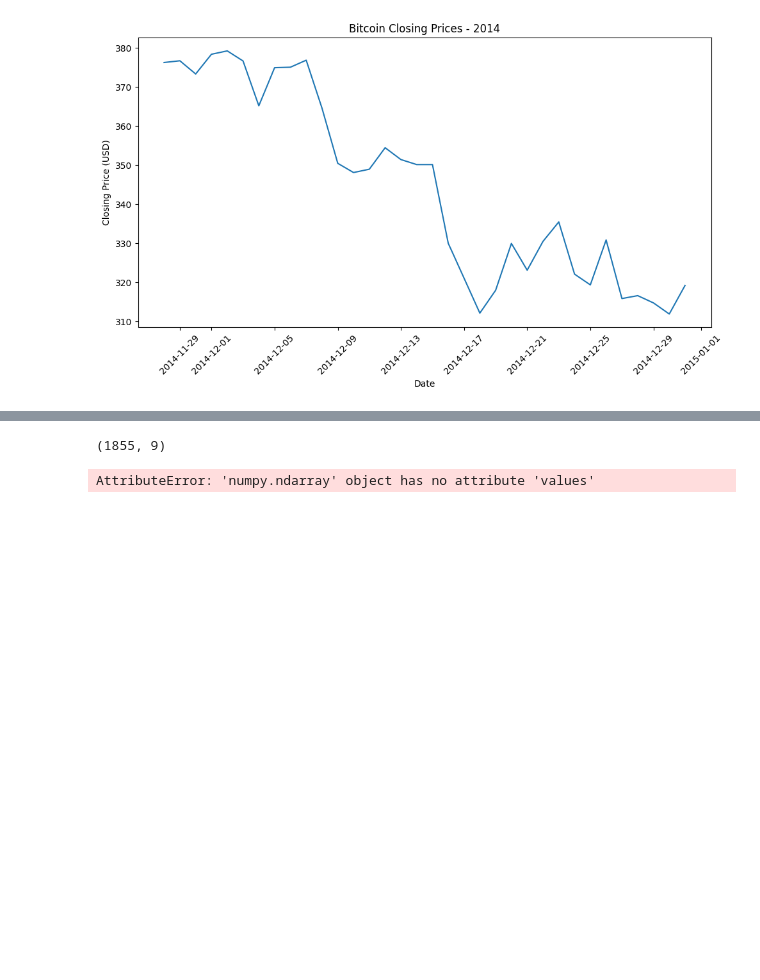
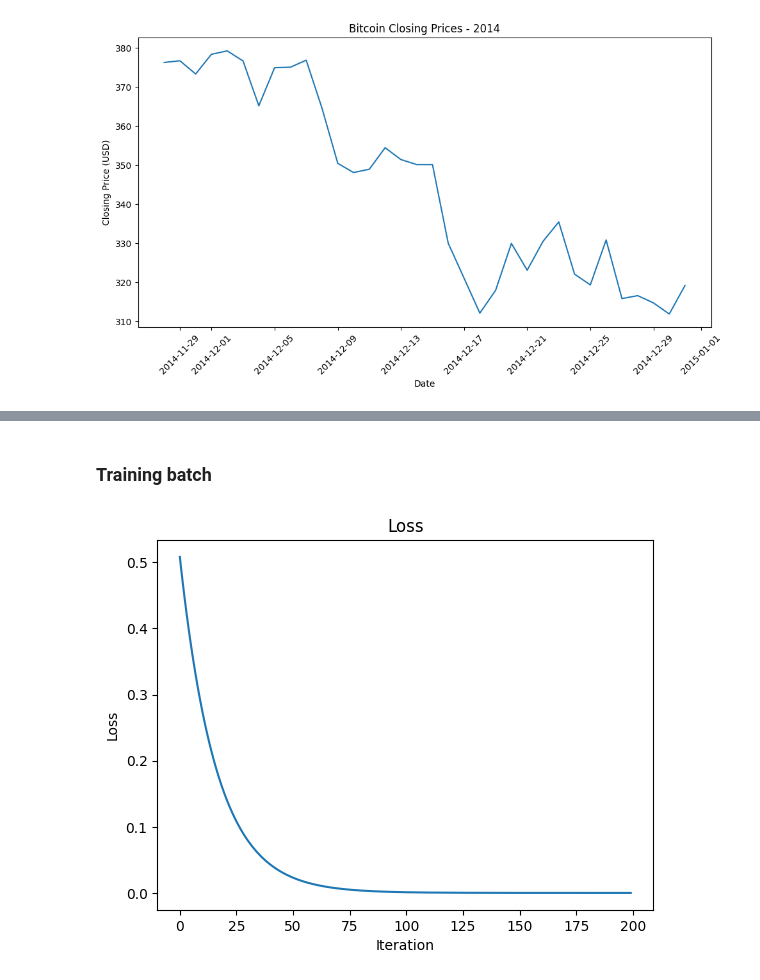
Before and after one commit to khoapdaio/AIO-2024, a Jupyter notebook: src/module4/week2/exercise2.ipynb, the cells around one changed output, grey strips where cells are left out. Saved outputs shown, nothing was run; the diff lists cells and outputs as text; code cells hidden in the pictures; blank space fills up the shorter version.

```diff
--- a/src/module4/week2/exercise2.ipynb
+++ b/src/module4/week2/exercise2.ipynb
@@ -89,0 +121,10 @@ See the caveats in the documentation: https://pandas.pydata.org/pandas-docs/stab
+# %%
+#Converting Date to numerical form
+
+df['date_str'] = df['date'].dt.strftime('%Y%m%d%H%M%S')
+
+# Convert the string date to a numerical value
+df['NumericalDate'] = pd.to_numeric(df['date_str'])
+
+# Drop the intermediate 'date_str' column if not needed
+df.drop(columns=['date_str'], inplace=True)
@@ -90,2 +138,12 @@ See the caveats in the documentation: https://pandas.pydata.org/pandas-docs/stab
+# %%
+X = df[["Standardized_Open_Prices", "Standardized_High_Prices", "Standardized_Low_Prices"]]
+y = df["Standardized_Close_Prices"]
+
+X_train, X_test, y_train, y_test = train_test_split(X, y, test_size=0.3, random_state=42, shuffle=True)
+
+b = 0
+w = np.zeros(X_train.shape[1])
+lr = 0.01
+epochs = 200
 # %%
 def predict(X, w, b):
@@ -114,45 +178,13 @@ df['symbol'].unique().tolist()
-# %%
-from sklearn.model_selection import train_test_split
-from sklearn.preprocessing import StandardScaler, Normalizer
-
-scalar = StandardScaler()
-
-## Your Code here ##
-
-X = df[df.columns.difference(['close', 'symbol', 'date'])]
-X = scalar.fit_transform(X)
-y = df['close']
-
-X_train, X_test, y_train, y_test = train_test_split(X, y, test_size = 0.3,
-                                                    random_state = 42, shuffle = True)
-# %%
-print(X_train)
-# %% [output]
-(1855, 9)
-# %%
-def linear_regression_vectorized(X, y, learning_rate = 0.01, num_iterations = 200):
-	n_samples, n_features = X.shape
-	w = np.zeros(n_features)  # Initialize weights
-	b = 0  # Initialize bias
-	losses = []
-
-	# ##### Your code here #####
-	for _ in range(num_iterations):
-		y_hat = predict(X, w, b)
-		dw, db, cost = gradient(y_hat, y, X)
-		w, b = update_weight(w, b, learning_rate, dw, db)
-		losses.append(cost)
-
-	return w, b, losses
-
-
-w, b, losses = linear_regression_vectorized(X_train.values, y_train.values,
-                                            learning_rate = 0.01, num_iterations = 200)
-
-plt.plot(losses)
-plt.xlabel('Iteration')
-plt.ylabel('Loss')
-plt.title('Loss')
-plt.show()
-# %% [output]
-AttributeError: 'numpy.ndarray' object has no attribute 'values'
+# %% [markdown]
+### Training batch
+# %%
+w, b, losses = linear_regression_vectorized(X_train.values, y_train.values, learning_rate=0.01, num_iterations=200)
+
+
+plt.plot(losses)
+plt.xlabel('Iteration')
+plt.ylabel('Loss')
+plt.title('Loss')
+plt.show()
+# %% [output]
+[figure, added]
```
Also changed, not shown: parts of 15 cells of this notebook, 1 other file.
